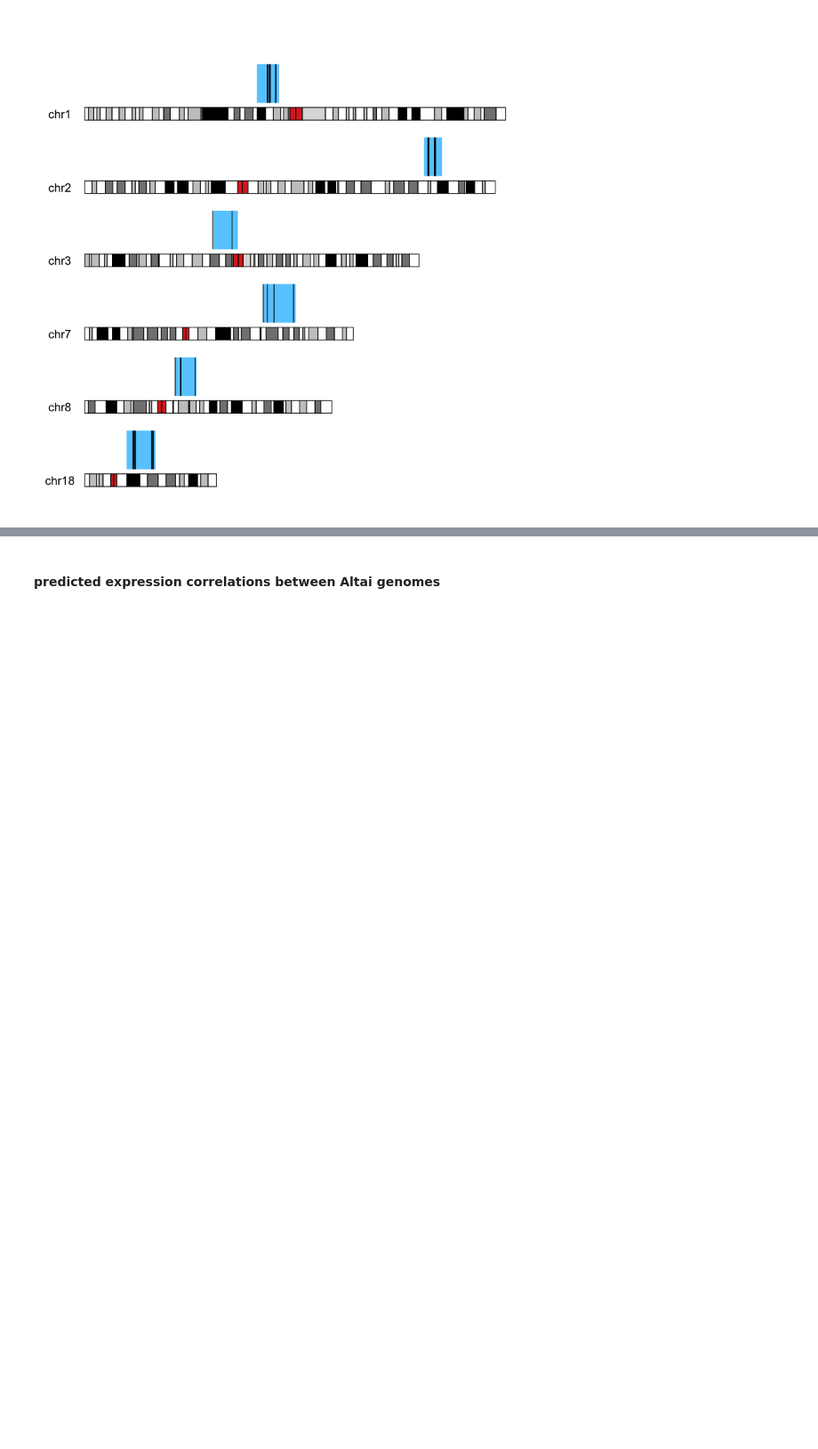
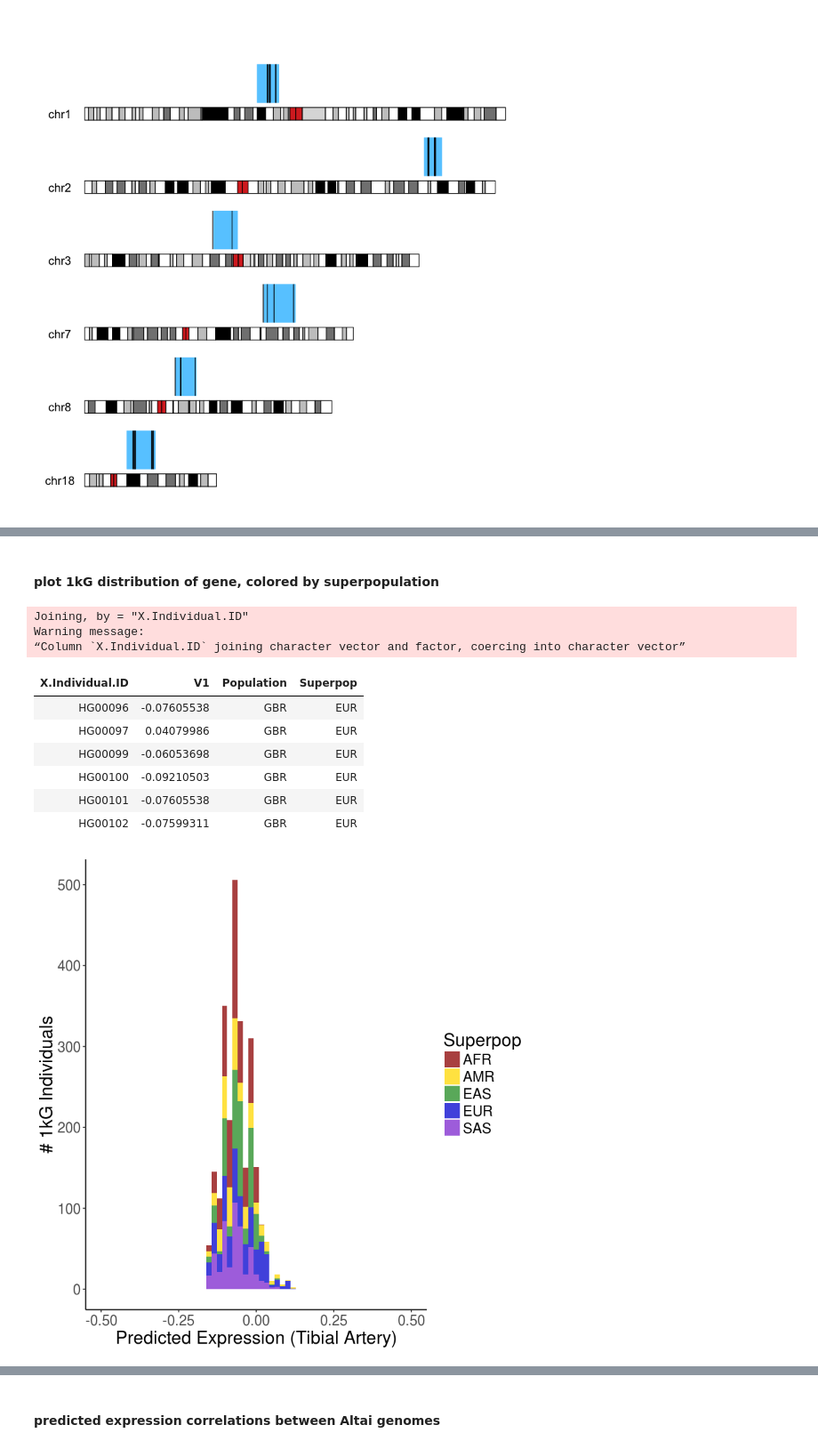
Before and after one commit to colbrall/neanderthal_predixcan_manuscript, a Jupyter notebook: scripts/neanderthal_predixcan_plots.ipynb, the cells around one changed output, grey strips where cells are left out. Shown at 89% size. Drawn from its saved outputs; the diff is of its cells as text; code cells hidden in the pictures; blank space fills up the shorter version.

```diff
--- a/scripts/neanderthal_predixcan_plots.ipynb
+++ b/scripts/neanderthal_predixcan_plots.ipynb
@@ -664 +653,31 @@ cols(
 [figure]
+# %% [markdown]
+#### plot 1kG distribution of gene, colored by superpopulation
+# %%
+dist <- read.delim("~/Dropbox (VU Basic Sciences)/predixcan/results/exp_dist_1kG/zdbf2_tibArt.txt",header =T)
+dist$X.gene<- NULL
+dist <- tibble::rownames_to_column(as.data.frame(t(dist)), "X.Individual.ID")
+
+pop_ids <- read.delim("~/Dropbox (VU Basic Sciences)/predixcan/data/1kG_SuperPop_IDs.txt",header =T)
+dist <- inner_join(dist,pop_ids)
+head(dist)
+ggplot(dist,aes(V1)) + geom_histogram(bins = 60,aes(fill=Superpop),alpha=0.75) + xlab("Predicted Expression (Tibial Artery)") + ylab("# 1kG Individuals") +
+  theme_classic() + scale_fill_manual(values=c("darkred","gold","forestgreen","mediumblue","purple3")) +
+  theme(text = element_text(size=18),axis.title.x= element_text(size = 18),axis.title.y=element_text(size = 18)) +xlim(-0.5,0.5)
+ggsave("dist_tibArt_pops_stacked.pdf",width=5, height=4)
+ggplot(dist,aes(V1)) + geom_histogram(bins = 60,aes(fill=Superpop),alpha=0.5,position = 'identity') + xlab("Predicted Expression (Tibial Artery)") + ylab("# 1kG Individuals") +
+  theme_classic() + scale_fill_manual(values=c("darkred","gold","forestgreen","mediumblue","purple3")) +
+  theme(text = element_text(size=18),axis.title.x= element_text(size = 18),axis.title.y=element_text(size = 18)) +xlim(-0.5,0.5)
+ggsave("dist_tibArt_pops_overlap.pdf",width=5, height=4)
+# %% [output]
+Joining, by = "X.Individual.ID"
+Warning message:
+“Column `X.Individual.ID` joining character vector and factor, coercing into character vector”
+| X.Individual.ID | V1 | Population | Superpop |
+| HG00096 | -0.07605538 | GBR | EUR |
+| HG00097 | 0.04079986 | GBR | EUR |
+| HG00099 | -0.06053698 | GBR | EUR |
+| HG00100 | -0.09210503 | GBR | EUR |
+| HG00101 | -0.07605538 | GBR | EUR |
+| HG00102 | -0.07599311 | GBR | EUR |
+[figure, added]
```
Also changed, not shown: parts of 8 cells of this notebook, 2 other files.
